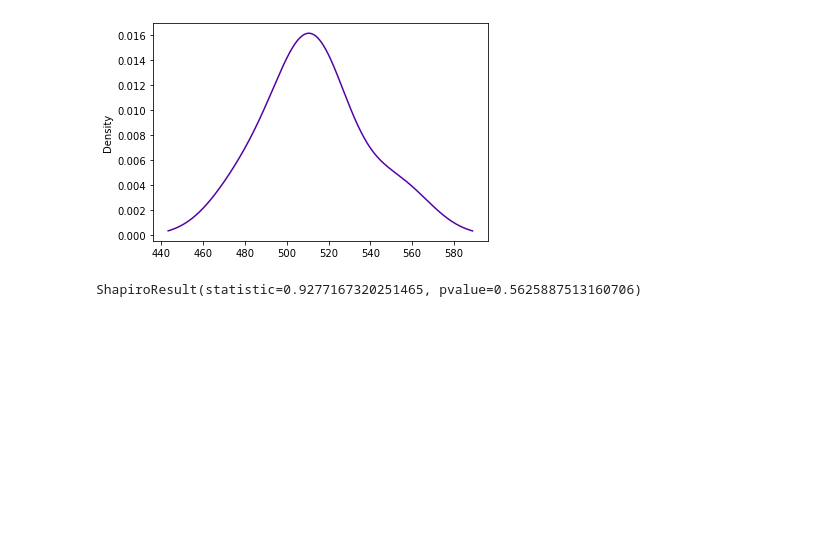
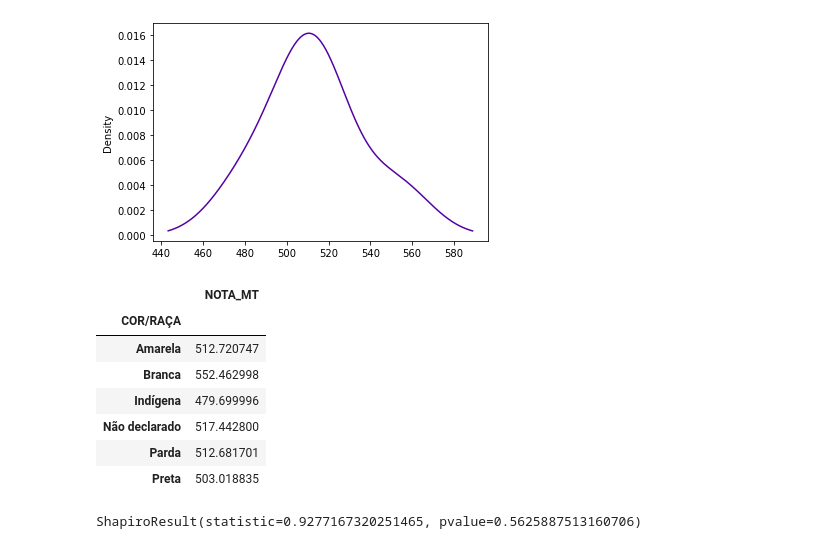
Before and after one commit to Victor-Amarante/Intro_DS, a Jupyter notebook: DataEDA.ipynb, the cells around one changed output. Cells and saved outputs as stored; diff of their text form; code cells hidden in the pictures; blank space fills up the shorter version.

```diff
--- a/DataEDA.ipynb
+++ b/DataEDA.ipynb
@@ -673,6 +699,21 @@ df2.groupby('COR/RAÇA')['NOTA_MT'].mean().plot.density()
 plt.show()
 # %% [output]
 [figure]
+# %%
+mean_race = df2.groupby('COR/RAÇA')['NOTA_MT'].mean()
+# %%
+mean_race = pd.DataFrame(mean_race)
+# %%
+mean_race
+# %% [output]
+|  | NOTA_MT |
+| COR/RAÇA |  |
+| Amarela | 512.720747 |
+| Branca | 552.462998 |
+| Indígena | 479.699996 |
+| Não declarado | 517.442800 |
+| Parda | 512.681701 |
+| Preta | 503.018835 |
 # %%
 # Teste de normalidade da distribuicao das notas de matematicas por cor/raca
 stats.shapiro(df2.groupby('COR/RAÇA')['NOTA_MT'].mean())
```
Also changed, not shown: parts of 5 cells of this notebook.
